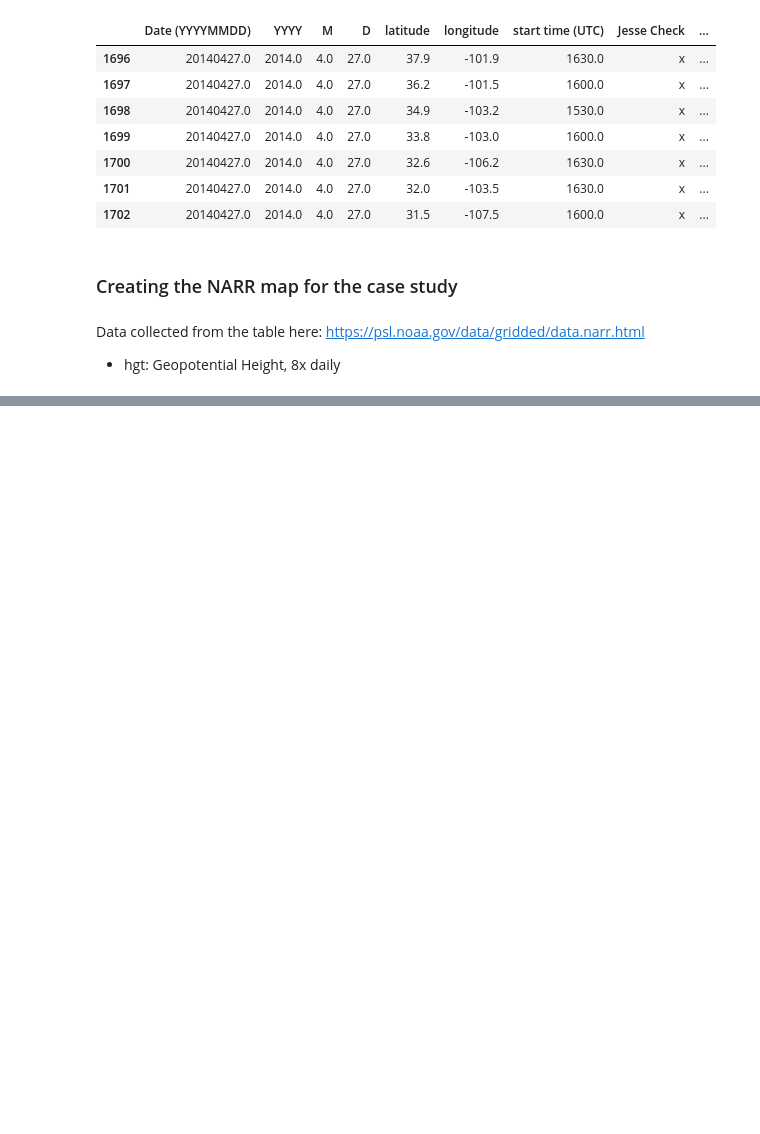
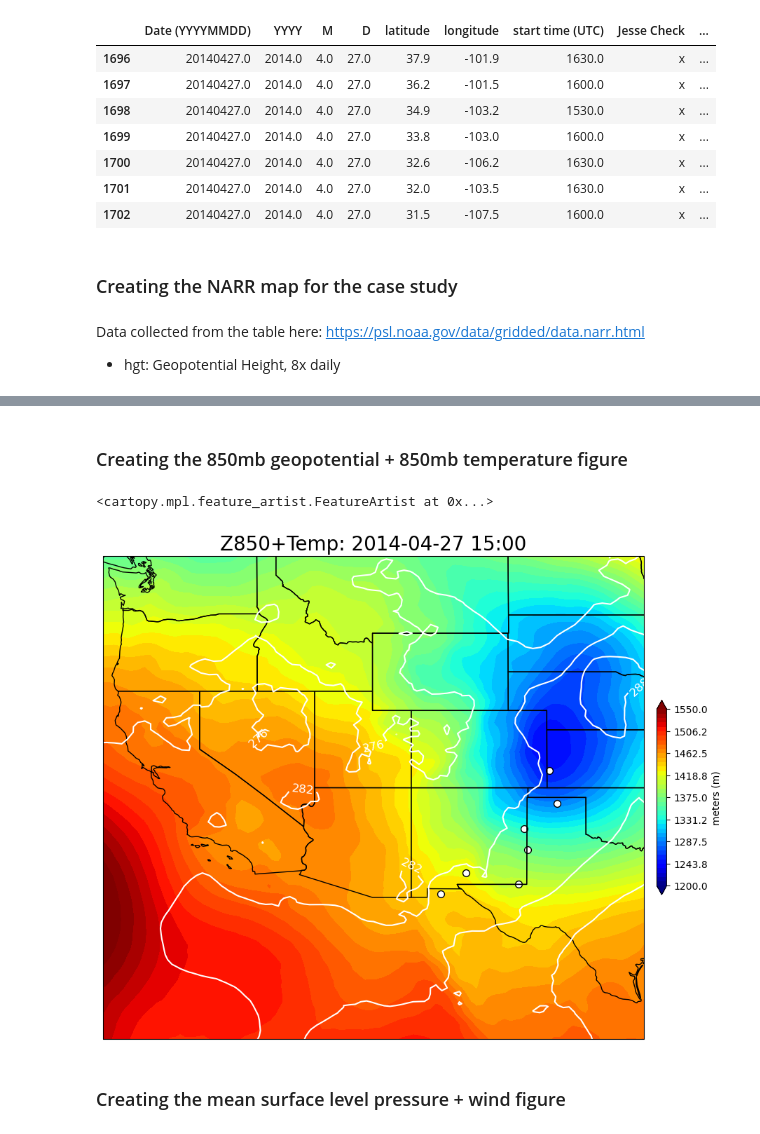
Before and after one commit to jesseturner/Dust_Plumes, a Jupyter notebook: Case_Study.ipynb, the cells around one changed output, grey strips where cells are left out. Cells and saved outputs as stored; diff of their text form; code cells hidden in the pictures; blank space fills up the shorter version.

```diff
--- a/Case_Study.ipynb
+++ b/Case_Study.ipynb
@@ -62,0 +67,42 @@ ax.add_feature(cfeature.STATES)
+# %% [markdown]
+### Creating the 850mb geopotential + 850mb temperature figure
+# %%
+temp_ds = xr.open_dataset('air.201404.nc')
+# %%
+level = 850  #hPa
+dt = datetime(2014, 4, 27, 15, 0, 0, 0)
+x=slice(3000000, 9000000)
+y=slice(0, 6000000)
+
+hgt_ds_sel = hgt_ds.sel(level=level, time=dt, x=x, y=y)
+temp_ds_sel = temp_ds.sel(level=level, time=dt, x=x, y=y)
+# %%
+projection=ccrs.PlateCarree()
+fig,ax=plt.subplots(1, figsize=(12,12),subplot_kw={'projection': projection})
+cmap = plt.cm.jet
+#levels = np.linspace(np.min(hgt_ds_sel.hgt), np.max(hgt_ds_sel.hgt), 41)
+
+#--- Z850 levels
+levels = np.linspace(1200, 1550, 41)
+
+ax.set_extent([-125, -97, 24, 49], crs=ccrs.PlateCarree())
+
+z=ax.contourf(hgt_ds_sel.lon, hgt_ds_sel.lat, hgt_ds_sel.hgt, cmap=cmap, levels=levels, extend='both')
+clb=plt.colorbar(z, shrink=0.3, pad=0.02, ax=ax)
+
+temp=ax.contour(temp_ds_sel.lon, temp_ds_sel.lat, temp_ds_sel.air, colors='white')
+cl=plt.clabel(temp, inline=True, fmt='%1i', fontsize=12)
+
+dust=ax.scatter(df_case.longitude, df_case.latitude, c='white', edgecolors='black', s=50)
+
+formatted_dt = dt.strftime('%Y-%m-%d %H:%M')
+ax.set_title('Z'+str(level)+'+Temp: '+formatted_dt, size=20)
+clb.set_label('meters (m)')
+
+
+ax.add_feature(cfeature.STATES)
+# %% [output]
+<cartopy.mpl.feature_artist.FeatureArtist at 0x...>
+[figure, added]
+# %% [markdown]
+### Creating the mean surface level pressure + wind figure
```
Also changed, not shown: parts of 5 cells of this notebook.
